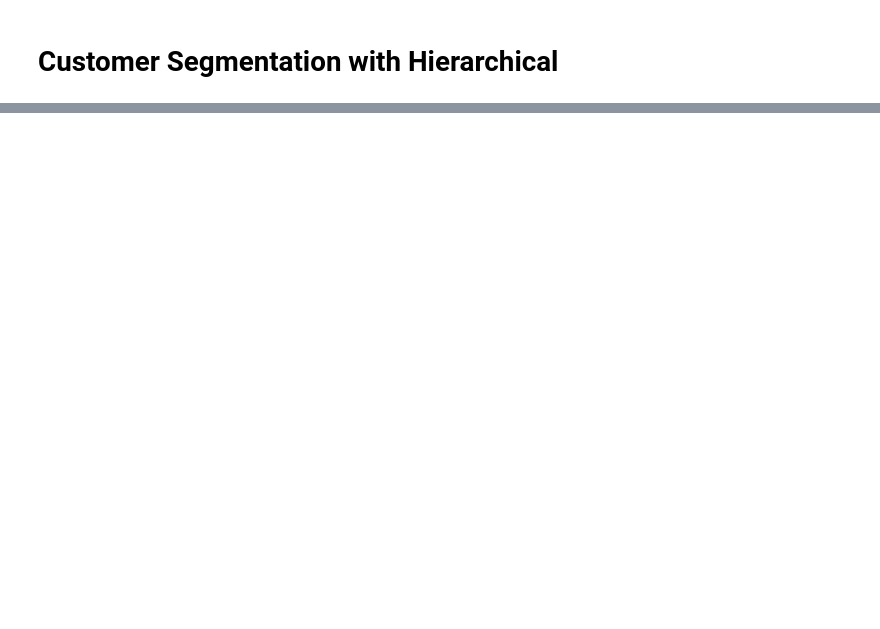
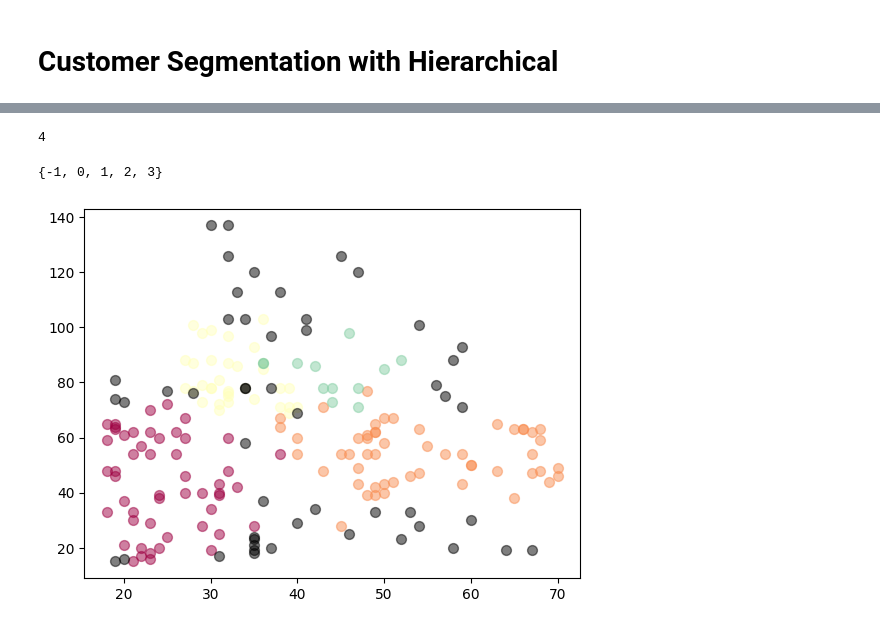
Before and after one commit to suicideland/Maktabkhooneh-Machine-Learning-with-Python, a Jupyter notebook: Season-4/Clustering.ipynb, the cells around one changed output, grey strips where cells are left out. Saved outputs shown, nothing was run; the diff lists cells and outputs as text; code cells hidden in the pictures; blank space fills up the shorter version.

```diff
--- a/Season-4/Clustering.ipynb
+++ b/Season-4/Clustering.ipynb
@@ -242,0 +245,6 @@ Text(0, 0.5, 'Spending Score (1-100)')
+# %%
+epsilon = 0.6
+minimumSamples = 7
+db = DBSCAN(eps = epsilon, min_samples = minimumSamples).fit(Clus_dataSet[:,2:])
+labels = db.labels_
+labels
@@ -242,0 +264,4 @@ Text(0, 0.5, 'Spending Score (1-100)')
+# %%
+core_samples_mask = np.zeros_like(db.labels_, dtype=bool)
+core_samples_mask[db.core_sample_indices_] = True
+core_samples_mask
@@ -242,0 +286,30 @@ Text(0, 0.5, 'Spending Score (1-100)')
+# %%
+n_clusters_ = len(set(labels)) - (1 if -1 in labels else 0)
+n_clusters_
+# %% [output]
+4
+# %%
+unique_labels = set(labels)
+unique_labels
+# %% [output]
+{-1, 0, 1, 2, 3}
+# %%
+colors = plt.cm.Spectral(np.linspace(0, 1, len(unique_labels)))
+# %%
+# Plot the points with colors
+for k, col in zip(unique_labels, colors):
+    if k == -1:
+        # Black used for noise.
+        col = 'k'
+
+    class_member_mask = (labels == k)
+
+    # Plot the datapoints that are clustered
+    xy = X[class_member_mask & core_samples_mask]
+    plt.scatter(xy[:, 2], xy[:, 3],s=50, c=[col], marker=u'o', alpha=0.5)
+
+    # Plot the outliers
+    xy = X[class_member_mask & ~core_samples_mask]
+    plt.scatter(xy[:, 2], xy[:, 3],s=50, c=[col], marker=u'o', alpha=0.5)
+# %% [output]
+[figure, added]
```
Also changed, not shown: parts of 15 cells of this notebook, 1 other file.
